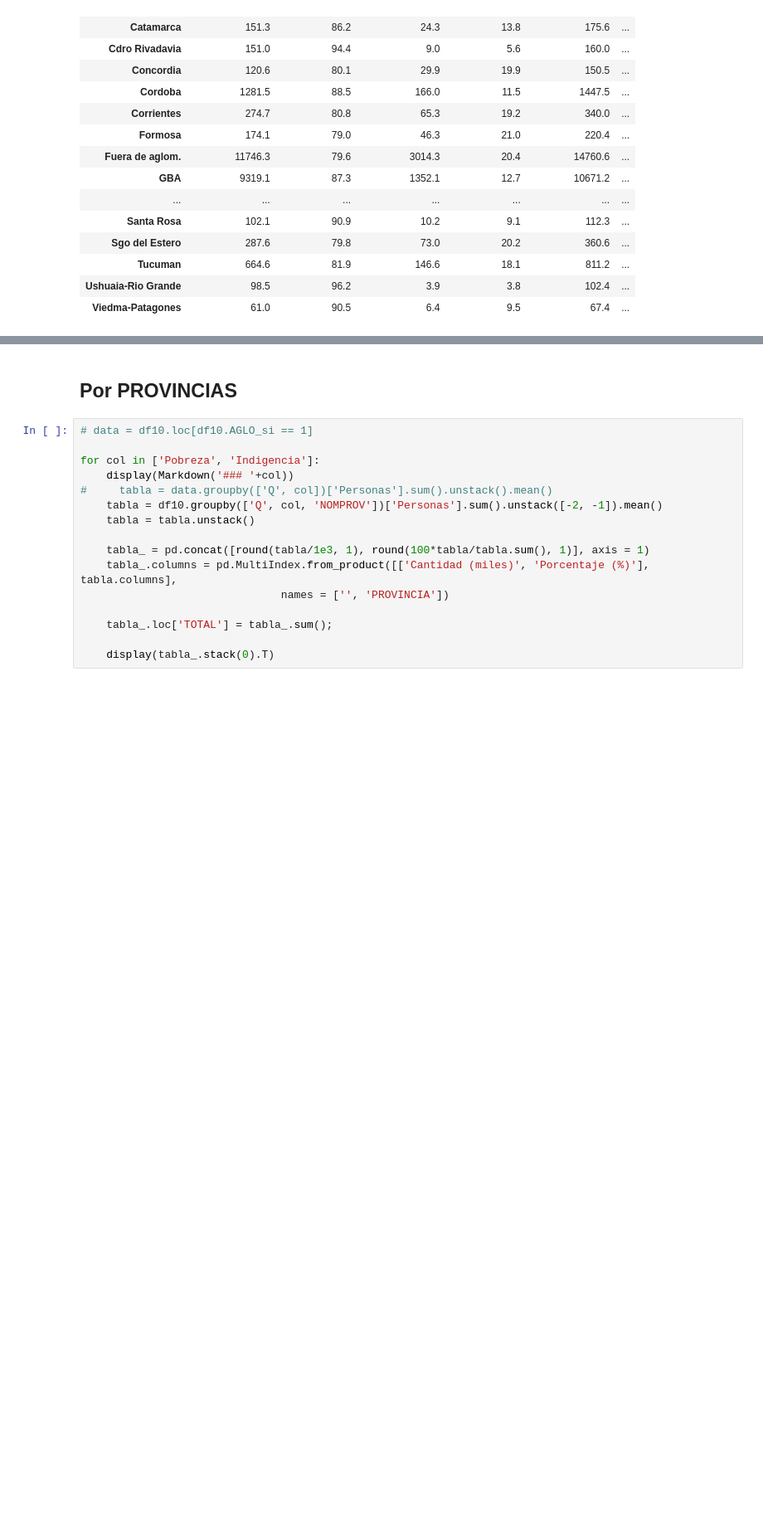
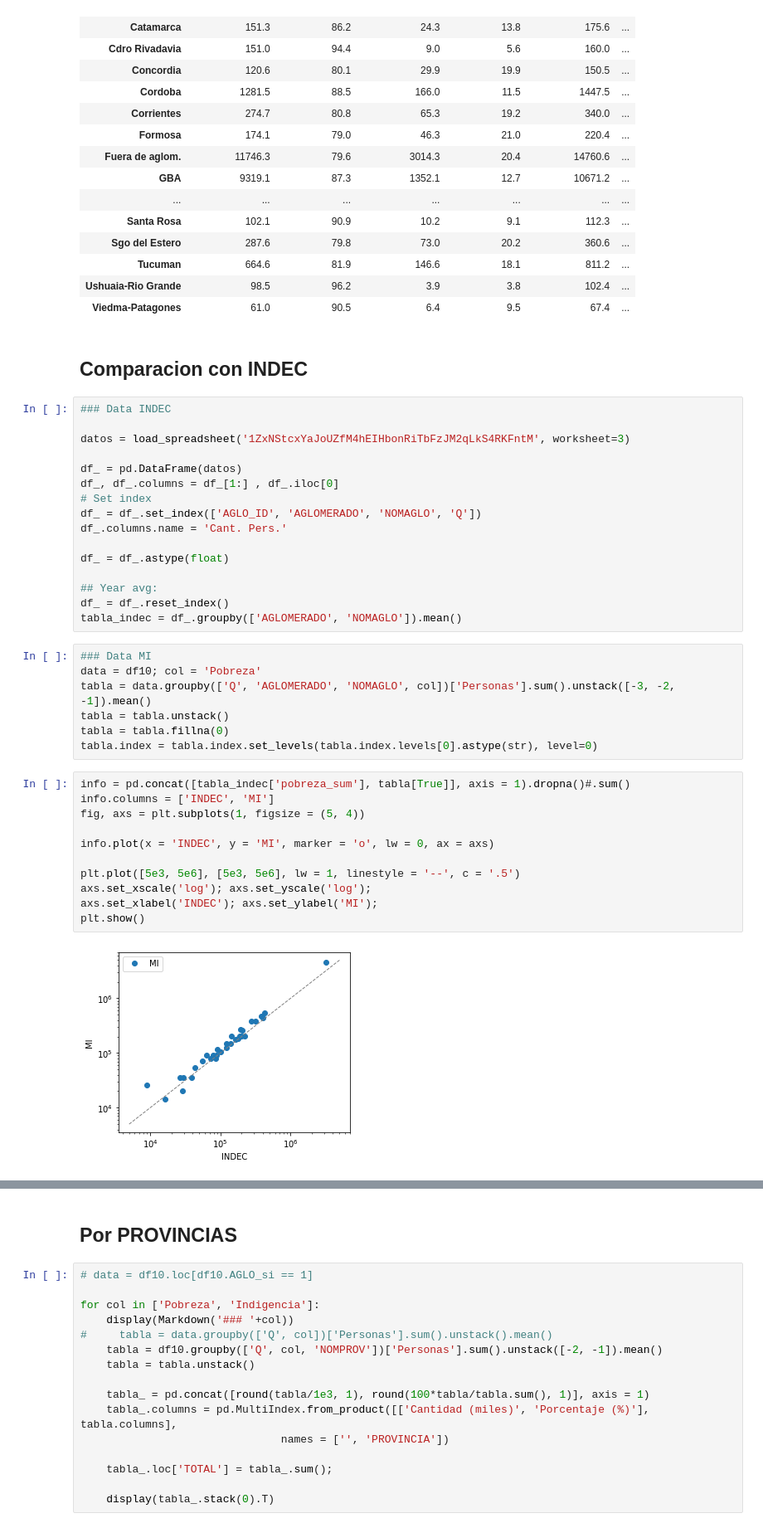
Before and after one commit to matuteiglesias/indice-pobreza-UBA, a Jupyter notebook: notebooks/12 - Validaciones - D - Pobreza.ipynb, the cells around one changed output, grey strips where cells are left out. Shown at 83% size. Drawn from its saved outputs; the diff is of its cells as text; blank space fills up the shorter version.

```diff
--- a/notebooks/12 - Validaciones - D - Pobreza.ipynb
+++ b/notebooks/12 - Validaciones - D - Pobreza.ipynb
@@ -294,3 +316,41 @@ for col in ['Pobreza', 'Indigencia']:
 | Tucuman | 664.6 | 81.9 | 146.6 | 18.1 | 811.2 | ... |
 | Ushuaia-Rio Grande | 98.5 | 96.2 | 3.9 | 3.8 | 102.4 | ... |
 | Viedma-Patagones | 61.0 | 90.5 | 6.4 | 9.5 | 67.4 | ... |
+# %% [markdown]
+## Comparacion con INDEC
+# %%
+### Data INDEC
+
+datos = load_spreadsheet('1ZxNStcxYaJoUZfM4hEIHbonRiTbFzJM2qLkS4RKFntM', worksheet=3)
+
+df_ = pd.DataFrame(datos)
+df_, df_.columns = df_[1:] , df_.iloc[0]
+# Set index
+df_ = df_.set_index(['AGLO_ID', 'AGLOMERADO', 'NOMAGLO', 'Q'])
+df_.columns.name = 'Cant. Pers.'
+
+df_ = df_.astype(float)
+
+## Year avg:
+df_ = df_.reset_index()
+tabla_indec = df_.groupby(['AGLOMERADO', 'NOMAGLO']).mean()
+# %%
+### Data MI
+data = df10; col = 'Pobreza'
+tabla = data.groupby(['Q', 'AGLOMERADO', 'NOMAGLO', col])['Personas'].sum().unstack([-3, -2, -1]).mean()
+tabla = tabla.unstack()
+tabla = tabla.fillna(0)
+tabla.index = tabla.index.set_levels(tabla.index.levels[0].astype(str), level=0)
+# %%
+info = pd.concat([tabla_indec['pobreza_sum'], tabla[True]], axis = 1).dropna()#.sum()
+info.columns = ['INDEC', 'MI']
+fig, axs = plt.subplots(1, figsize = (5, 4))
+
+info.plot(x = 'INDEC', y = 'MI', marker = 'o', lw = 0, ax = axs)
+
+plt.plot([5e3, 5e6], [5e3, 5e6], lw = 1, linestyle = '--', c = '.5')
+axs.set_xscale('log'); axs.set_yscale('log');
+axs.set_xlabel('INDEC'); axs.set_ylabel('MI');
+plt.show()
+# %% [output]
+[figure, added]
```
Also changed, not shown: parts of 5 cells of this notebook, 1 other file.
